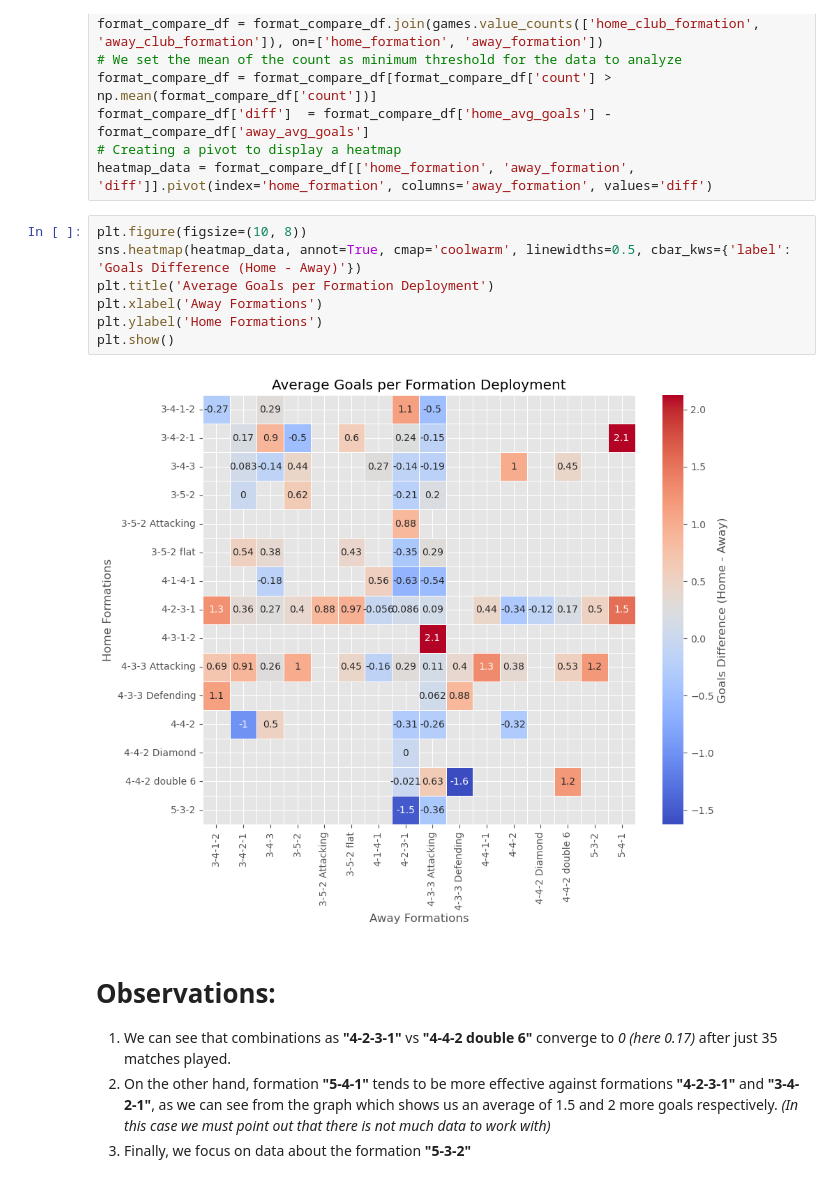
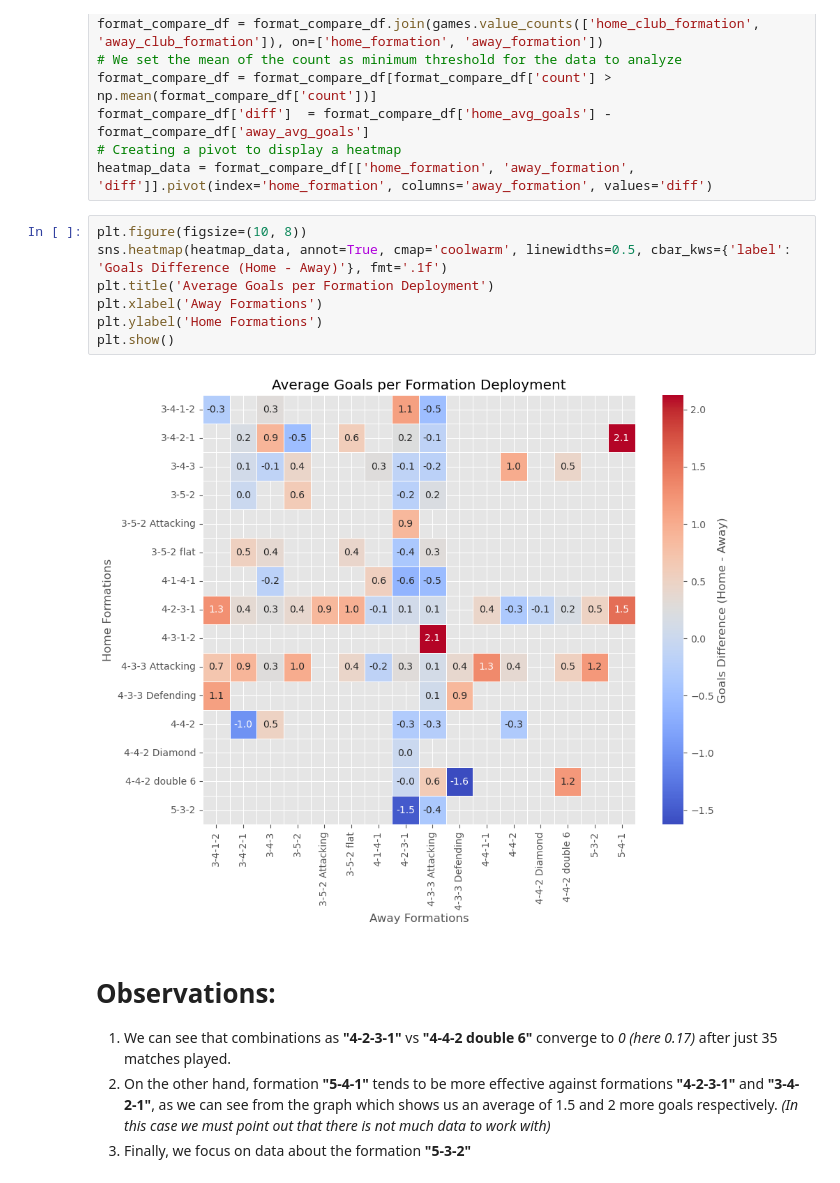
Before and after one commit to Marco-Skiavone/ium_dataset_processor, a Jupyter notebook: Assignment_Queries/clubs_analysis.ipynb, the cells around one changed output. Cells and saved outputs as stored; diff of their text form.

Commit message:
added chart

```diff
--- a/Assignment_Queries/clubs_analysis.ipynb
+++ b/Assignment_Queries/clubs_analysis.ipynb
@@ -57,13 +57,13 @@ format_compare_df['diff']  = format_compare_df['home_avg_goals'] - format_compar
 heatmap_data = format_compare_df[['home_formation', 'away_formation', 'diff']].pivot(index='home_formation', columns='away_formation', values='diff')
 # %%
 plt.figure(figsize=(10, 8))
-sns.heatmap(heatmap_data, annot=True, cmap='coolwarm', linewidths=0.5, cbar_kws={'label': 'Goals Difference (Home - Away)'})
+sns.heatmap(heatmap_data, annot=True, cmap='coolwarm', linewidths=0.5, cbar_kws={'label': 'Goals Difference (Home - Away)'}, fmt='.1f')
 plt.title('Average Goals per Formation Deployment')
 plt.xlabel('Away Formations')
 plt.ylabel('Home Formations')
 plt.show()
 # %% [output]
-[figure, old version]
+[figure, new version]
 # %% [markdown]
 # Observations:
 1. We can see that combinations as **"4-2-3-1"** vs **"4-4-2 double 6"** converge to _0_ _(here 0.17)_ after just 35 matches played.
```
Also changed, not shown: parts of 2 cells of this notebook, 2 other files.
